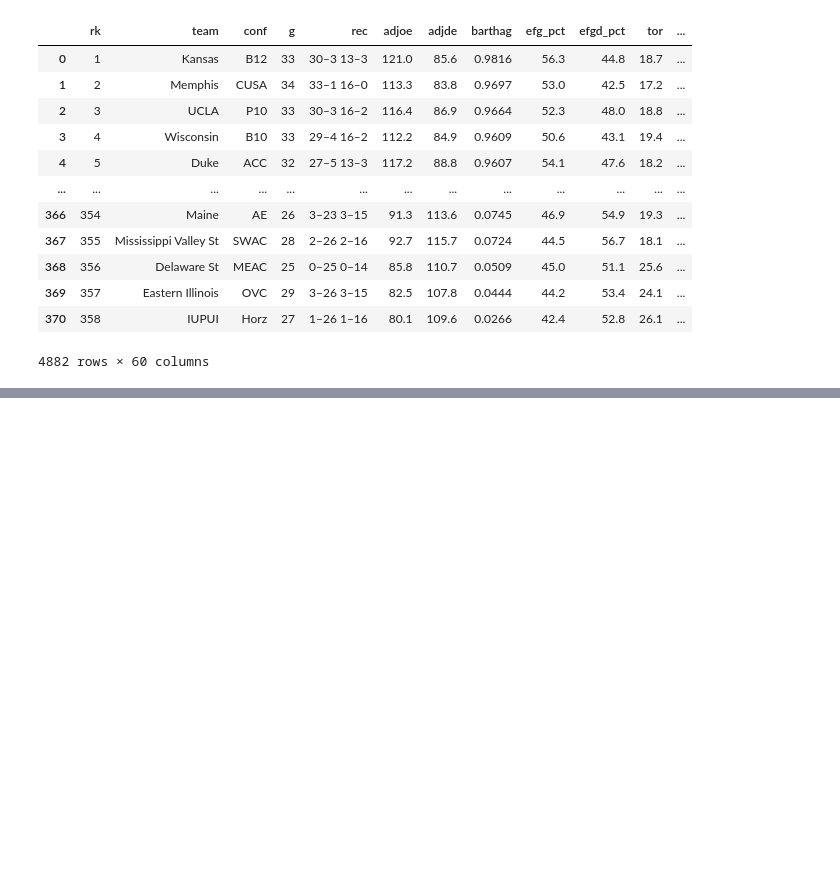
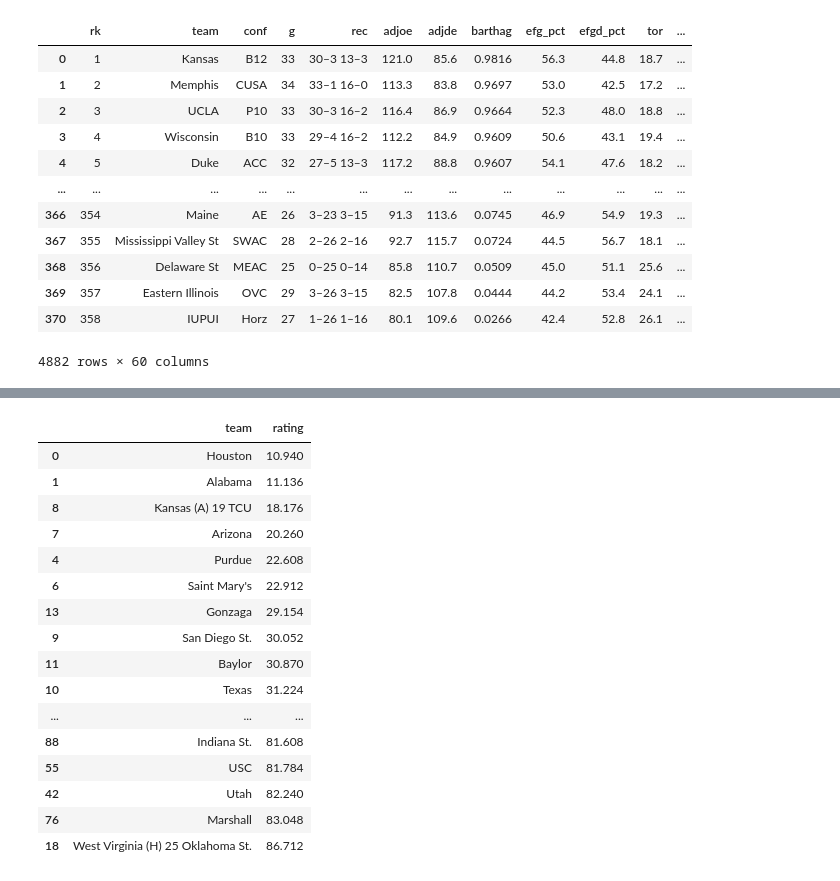
Before and after one commit to JLivingston01/march-madness, a Jupyter notebook: notebooks/data_explore.ipynb, the cells around one changed output, grey strips where cells are left out. Drawn from its saved outputs; the diff is of its cells as text; code cells hidden in the pictures; blank space fills up the shorter version.

```diff
--- a/notebooks/data_explore.ipynb
+++ b/notebooks/data_explore.ipynb
@@ -213,0 +215,19 @@ val_result.sort_values(by='PREDICTION_RANK',ascending=True).head(50)
+# %%
+testyear = 2023
+
+url = f"https://barttorvik.com/trank.php?year={testyear}&type=R"
+
+tables = pd.read_html(url)
+
+table = tables[0]
+
+tmp = featurize(table,process_name=False)
+
+tmp['year']=year
+# %%
+prediction_df = pd.DataFrame({
+    'team':tmp['team'],
+    'rating':model.predict(tmp[features])
+})
+
+prediction_df
@@ -213,0 +248,20 @@ val_result.sort_values(by='PREDICTION_RANK',ascending=True).head(50)
+# %%
+prediction_df.sort_values(by='rating',ascending=True).head(50)
+# %% [output]
+|  | team | rating |
+| 0 | Houston | 10.940 |
+| 1 | Alabama | 11.136 |
+| 8 | Kansas (A) 19 TCU | 18.176 |
+| 7 | Arizona | 20.260 |
+| 4 | Purdue | 22.608 |
+| 6 | Saint Mary's | 22.912 |
+| 13 | Gonzaga | 29.154 |
+| 9 | San Diego St. | 30.052 |
+| 11 | Baylor | 30.870 |
+| 10 | Texas | 31.224 |
+| ... | ... | ... |
+| 88 | Indiana St. | 81.608 |
+| 55 | USC | 81.784 |
+| 42 | Utah | 82.240 |
+| 76 | Marshall | 83.048 |
+| 18 | West Virginia (H) 25 Oklahoma St. | 86.712 |
```
Also changed, not shown: parts of 5 cells of this notebook.
